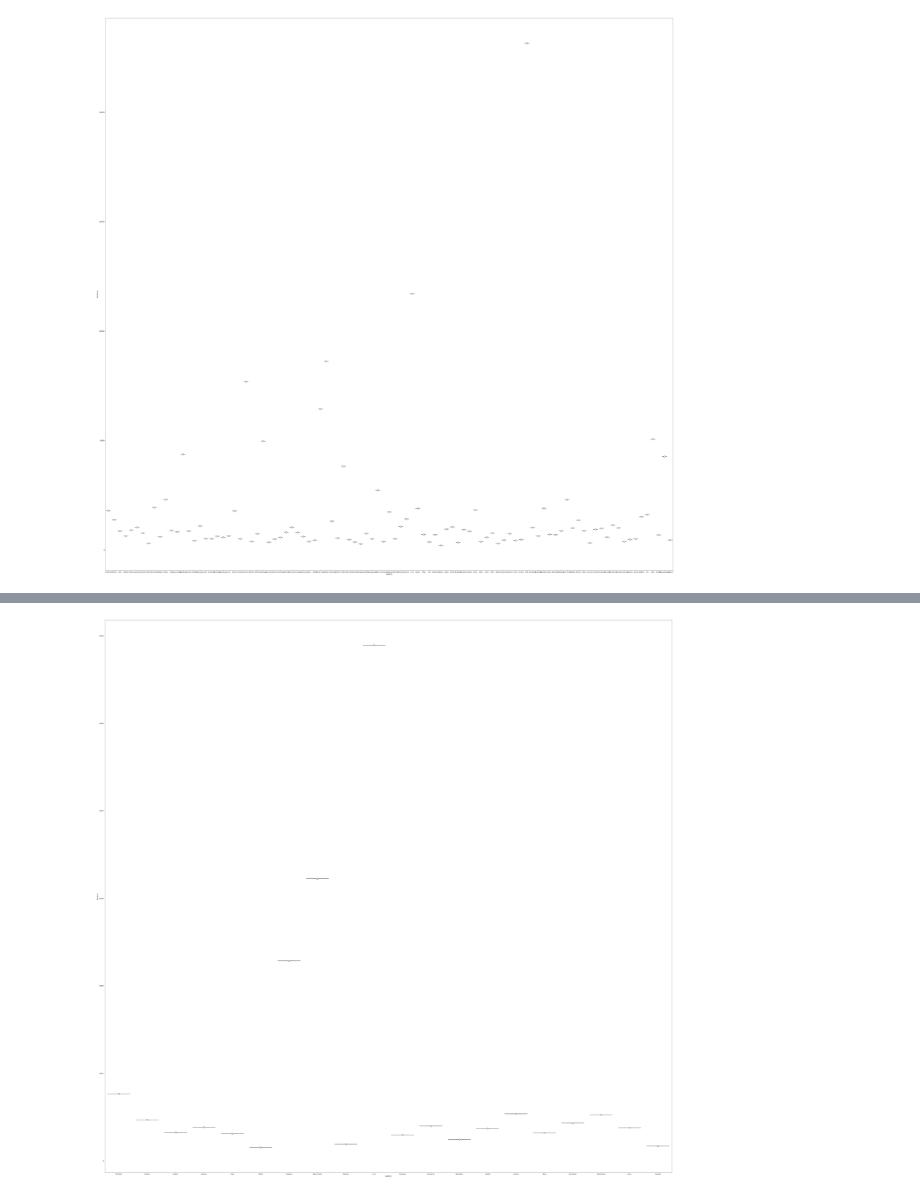
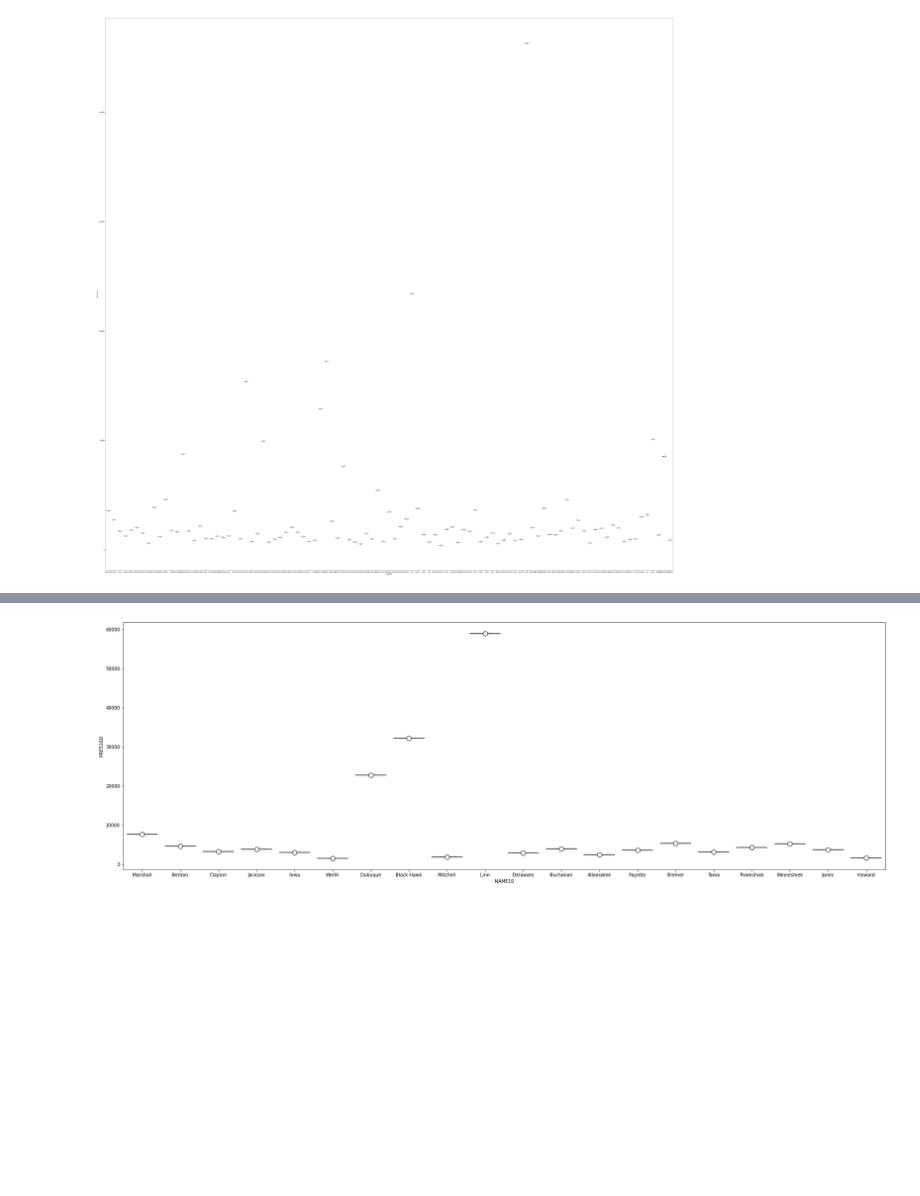
Before and after one commit to DIVYANI-DROI/Algorithmic-Redistricting, a Jupyter notebook: Iowa_BoxPlot.ipynb, the cells around one changed output, grey strips where cells are left out. Saved outputs shown, nothing was run; the diff lists cells and outputs as text; code cells hidden in the pictures; blank space fills up the shorter version.

```diff
--- a/Iowa_BoxPlot.ipynb
+++ b/Iowa_BoxPlot.ipynb
@@ -157,15 +157,15 @@ plt.show()
 # %%
 CD_1 = df.loc[df['CD'] == 1]
 x = "NAME10"
 y = "PRES16D"
-plt.figure(figsize=(70,70,))
+plt.figure(figsize=(30,10,))
 ax = sns.boxplot(x = x, y = y, data = CD_1, showmeans = True,meanprops={"marker":"o",
                        "markerfacecolor":"white",
                        "markeredgecolor":"black",
                       "markersize":"10"})
 plt.show()
 # %% [output]
-[figure, old version]
+[figure, new version]
 # %%
 CD_2 = df.loc[df['CD'] == 2]
 x = "NAME10"
```
Also changed, not shown: parts of 15 cells of this notebook.
